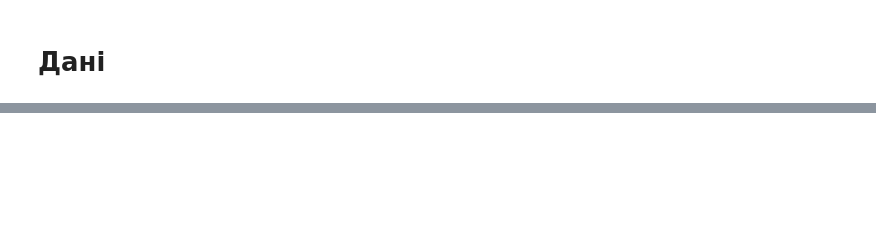
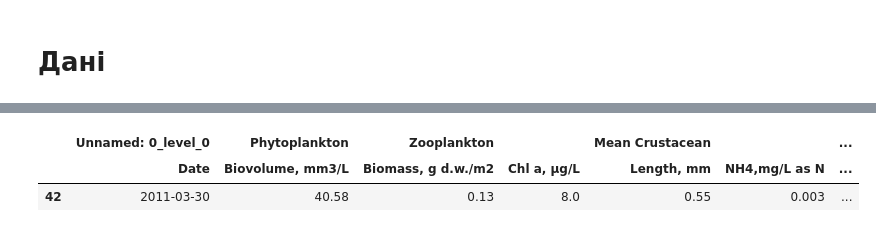
Before and after one commit to mezgoodle/ad_labs, a Jupyter notebook: docs/lab6/lab6.ipynb, the cells around one changed output, grey strips where cells are left out. Cells and saved outputs as stored; diff of their text form; code cells hidden in the pictures; blank space fills up the shorter version.

```diff
--- a/docs/lab6/lab6.ipynb
+++ b/docs/lab6/lab6.ipynb
@@ -84,0 +144,8 @@ df.describe()
+# %%
+index_value = df[df[("Unnamed: 0_level_0", "Date")] == '2011-03-30'].index
+df.drop(index_value[1], inplace=True)
+df[df[("Unnamed: 0_level_0", "Date")] == '2011-03-30']
+# %% [output]
+|  | Unnamed: 0_level_0 | Phytoplankton | Zooplankton |  | Mean Crustacean |  | ... |
+|  | Date | Biovolume, mm3/L | Biomass, g d.w./m2 | Chl a, µg/L | Length, mm | NH4,mg/L as N | ... |
+| 42 | 2011-03-30 | 40.58 | 0.13 | 8.0 | 0.55 | 0.003 | ... |
```
Also changed, not shown: parts of 23 cells of this notebook.
